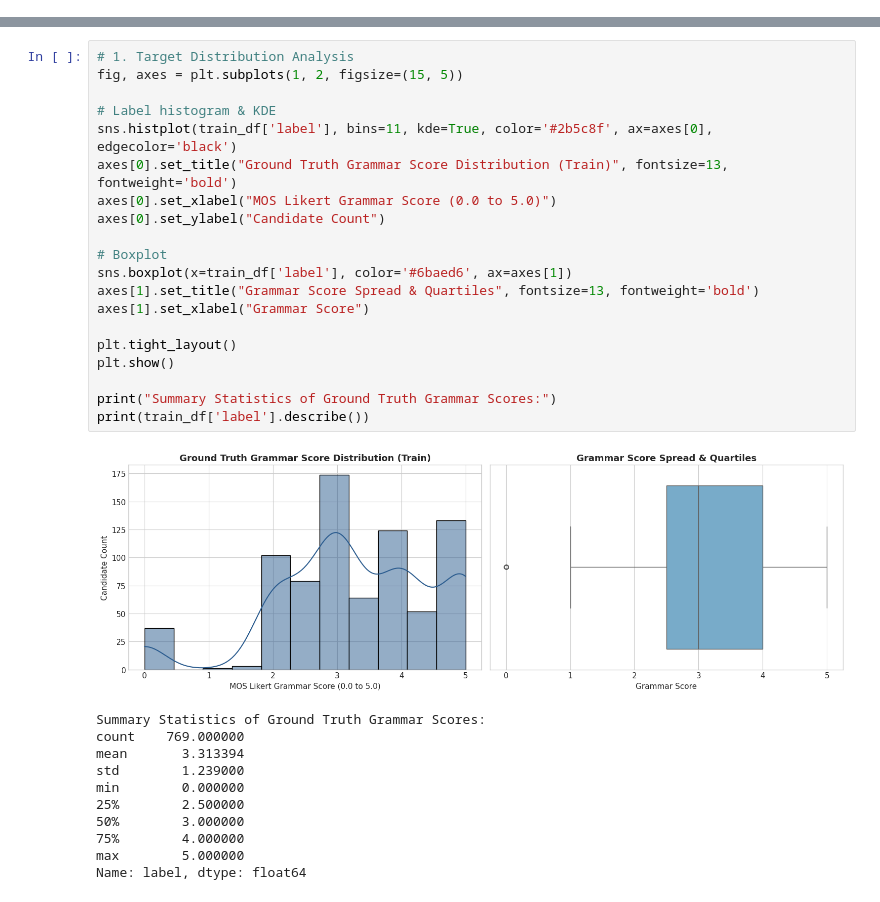
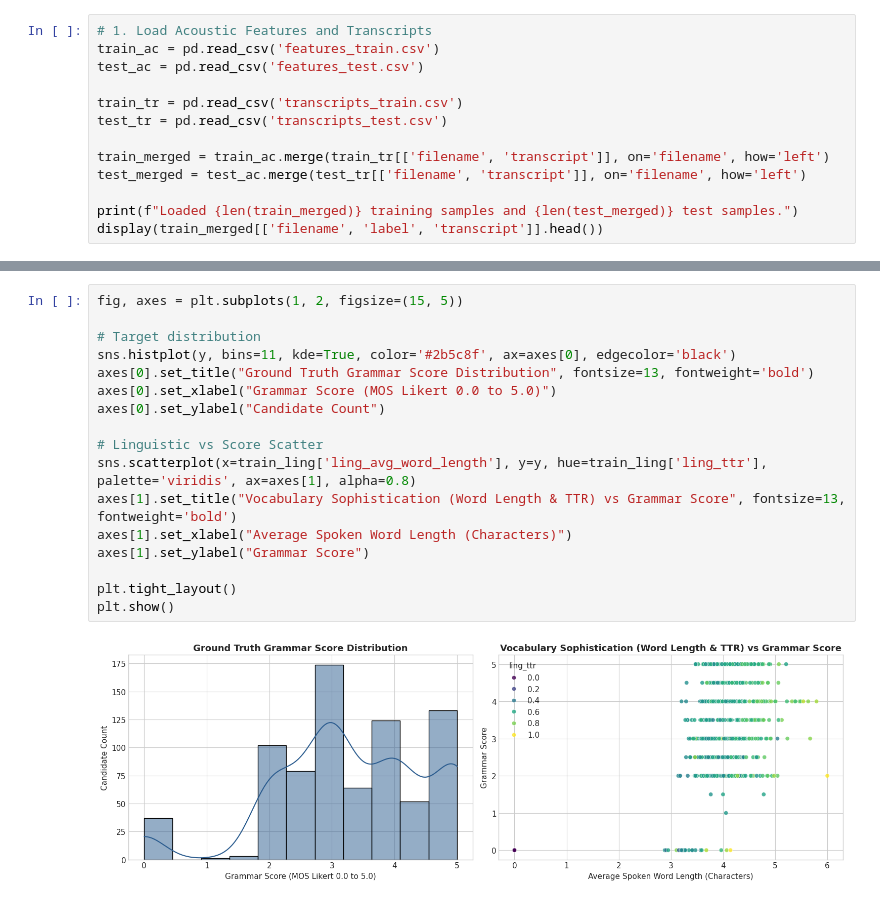
Before and after one commit to Sehaj64/shl-hiring-assessment-2026, a Jupyter notebook: Grammar_Scoring_Engine_SHL.ipynb, the cells around one changed output, grey strips where cells are left out. Cells and saved outputs as stored; diff of their text form.

```diff
--- a/Grammar_Scoring_Engine_SHL.ipynb
+++ b/Grammar_Scoring_Engine_SHL.ipynb
@@ -85,0 +70,13 @@ Testing Dataset Shape:  (216, 218)  (216 audio instances, 218 features)
+# %%
+# 1. Load Acoustic Features and Transcripts
+train_ac = pd.read_csv('features_train.csv')
+test_ac = pd.read_csv('features_test.csv')
+
+train_tr = pd.read_csv('transcripts_train.csv')
+test_tr = pd.read_csv('transcripts_test.csv')
+
+train_merged = train_ac.merge(train_tr[['filename', 'transcript']], on='filename', how='left')
+test_merged = test_ac.merge(test_tr[['filename', 'transcript']], on='filename', how='left')
+
+print(f"Loaded {len(train_merged)} training samples and {len(test_merged)} test samples.")
+display(train_merged[['filename', 'label', 'transcript']].head())
@@ -86,32 +180,19 @@ Testing Dataset Shape:  (216, 218)  (216 audio instances, 218 features)
 # %%
-# 1. Target Distribution Analysis
 fig, axes = plt.subplots(1, 2, figsize=(15, 5))
 
-# Label histogram & KDE
-sns.histplot(train_df['label'], bins=11, kde=True, color='#2b5c8f', ax=axes[0], edgecolor='black')
-axes[0].set_title("Ground Truth Grammar Score Distribution (Train)", fontsize=13, fontweight='bold')
-axes[0].set_xlabel("MOS Likert Grammar Score (0.0 to 5.0)")
+# Target distribution
+sns.histplot(y, bins=11, kde=True, color='#2b5c8f', ax=axes[0], edgecolor='black')
+axes[0].set_title("Ground Truth Grammar Score Distribution", fontsize=13, fontweight='bold')
+axes[0].set_xlabel("Grammar Score (MOS Likert 0.0 to 5.0)")
 axes[0].set_ylabel("Candidate Count")
 
-# Boxplot
-sns.boxplot(x=train_df['label'], color='#6baed6', ax=axes[1])
-axes[1].set_title("Grammar Score Spread & Quartiles", fontsize=13, fontweight='bold')
-axes[1].set_xlabel("Grammar Score")
+# Linguistic vs Score Scatter
+sns.scatterplot(x=train_ling['ling_avg_word_length'], y=y, hue=train_ling['ling_ttr'], palette='viridis', ax=axes[1], alpha=0.8)
+axes[1].set_title("Vocabulary Sophistication (Word Length & TTR) vs Grammar Score", fontsize=13, fontweight='bold')
+axes[1].set_xlabel("Average Spoken Word Length (Characters)")
+axes[1].set_ylabel("Grammar Score")
 
 plt.tight_layout()
 plt.show()
-
-print("Summary Statistics of Ground Truth Grammar Scores:")
-print(train_df['label'].describe())
 # %% [output]
-[figure, old version]
+[figure, new version]
-Summary Statistics of Ground Truth Grammar Scores:
-count    769.000000
-mean       3.313394
-std        1.239000
-min        0.000000
-25%        2.500000
-50%        3.000000
-75%        4.000000
-max        5.000000
-Name: label, dtype: float64
```
Also changed, not shown: parts of 14 cells of this notebook, 14 other files.
